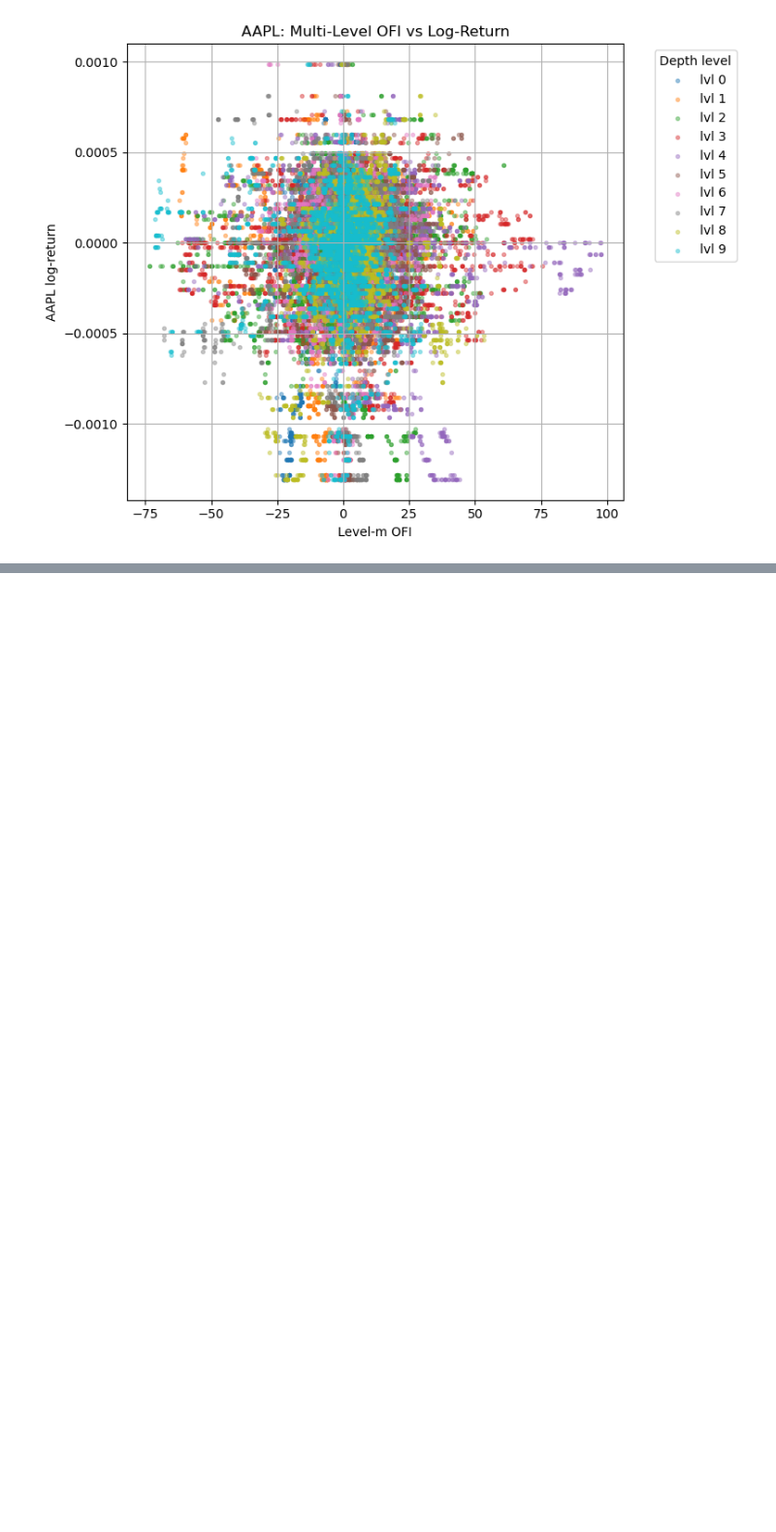
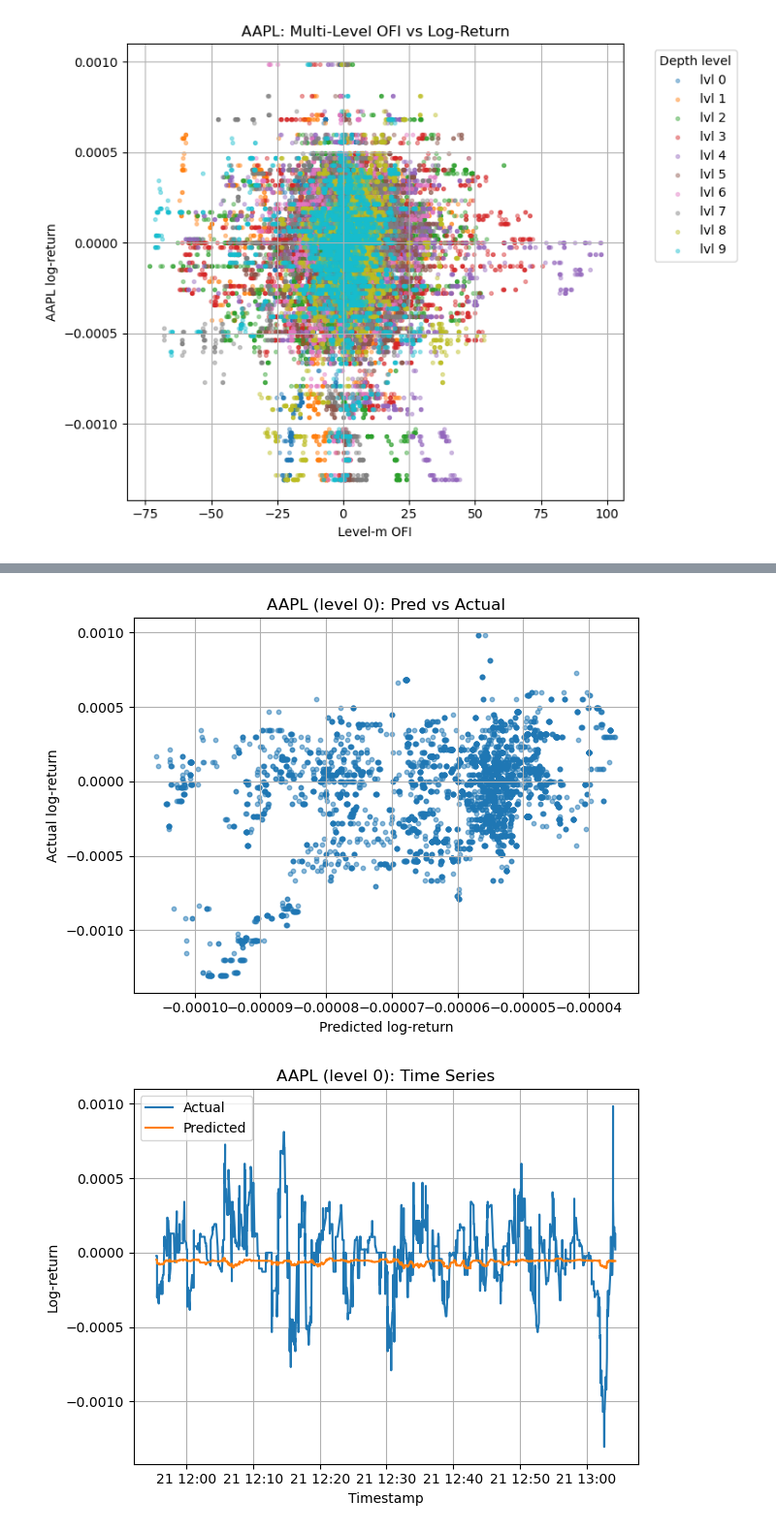
Before and after one commit to HCPhy/cross-impact-of-order-flow-imbalance, a Jupyter notebook: OFI.ipynb, the cells around one changed output, grey strips where cells are left out. Shown at 97% size. Drawn from its saved outputs; the diff is of its cells as text; code cells hidden in the pictures; blank space fills up the shorter version.

```diff
--- a/OFI.ipynb
+++ b/OFI.ipynb
@@ -525,0 +507,64 @@ All β coefficients zero.
+# %%
+import matplotlib.pyplot as plt
+import pandas as pd
+from sklearn.linear_model import LassoCV
+
+def plot_lasso_performance_by_level(df_roll, log_returns, level=0, cv=5):
+    """
+    For a given depth level, fit LassoCV per symbol, then plot:
+      1) Predicted vs. Actual log-returns (scatter)
+      2) Time series of Predicted and Actual returns
+    """
+    # 1) Prepare X for specified level
+    suffix = f"_lvl_{level}"
+    ofi_cols = [col for col in df_roll.columns if col.endswith(suffix)]
+    X = df_roll[ofi_cols].copy()
+    X.columns = [col.replace(suffix, "") for col in ofi_cols]
+
+    # 2) Align X and log_returns
+    X, R = X.align(log_returns, join="inner", axis=0)
+    symbols = X.columns.tolist()
+
+    for sym in symbols:
+        # 3) Mask out missing values
+        mask = R[sym].notna() & X.notna().all(axis=1)
+        Xi = X.loc[mask]
+        yi = R[sym].loc[mask]
+
+        if yi.empty:
+            print(f"No data available for {sym}, skipping.")
+            continue
+
+        # 4) Fit LassoCV
+        model = LassoCV(cv=cv, fit_intercept=True).fit(Xi, yi)
+        yi_pred = model.predict(Xi)
+
+        # 5) Scatter: Predicted vs. Actual
+        plt.figure()
+        plt.scatter(yi_pred, yi, alpha=0.5, s=10)
+        plt.xlabel("Predicted log-return")
+        plt.ylabel("Actual log-return")
+        plt.title(f"{sym} (level {level}): Pred vs Actual")
+        plt.grid(True)
+        plt.tight_layout()
+        plt.show()
+
+        # 6) Time series: Actual & Predicted
+        plt.figure()
+        plt.plot(yi.index, yi, label="Actual")
+        plt.plot(yi.index, yi_pred, label="Predicted")
+        plt.xlabel("Timestamp")
+        plt.ylabel("Log-return")
+        plt.title(f"{sym} (level {level}): Time Series")
+        plt.legend()
+        plt.grid(True)
+        plt.tight_layout()
+        plt.show()
+
+
+df_roll      = compute_multi_level_ofi_rolling(df, h="60s", M=10)
+log_returns  = compute_log_returns(mid_df, h="60s")
+plot_lasso_performance_by_level(df_roll, log_returns, level=0, cv=5)
+# %% [output]
+[figure, added]
+[figure, added]
```
Also changed, not shown: parts of 3 cells of this notebook.
